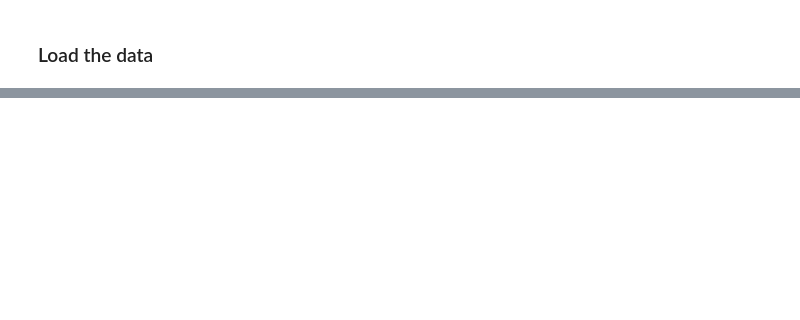
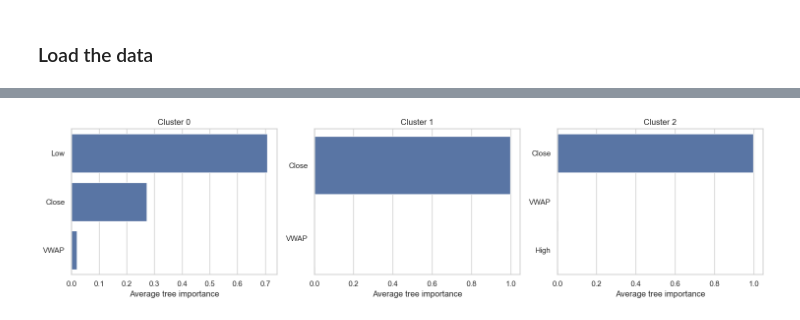
Before and after one commit to delta0x356/Machine-Learning-Group-Poject, a Jupyter notebook: Future_Price_Estimate.ipynb, the cells around one changed output, grey strips where cells are left out. Drawn from its saved outputs; the diff is of its cells as text; code cells hidden in the pictures; blank space fills up the shorter version.

```diff
--- a/Future_Price_Estimate.ipynb
+++ b/Future_Price_Estimate.ipynb
@@ -764,22 +60,0 @@ display(selected_features_table)
-# %%
-for cluster_id, tree in cluster_tree_models.items():
-    cluster_validation = validation_df[validation_df["asset_cluster"] == cluster_id]
-    if len(cluster_validation) == 0:
-        continue
-
-    features_to_plot = cluster_selected_features[cluster_id][:2]
-    X_plot = cluster_validation.sample(min(200, len(cluster_validation)), random_state=SEED)[
-        candidate_features
-    ]
-
-    fig, ax = plt.subplots(figsize=(10, 4))
-    PartialDependenceDisplay.from_estimator(
-        tree,
-        X_plot,
-        features=features_to_plot,
-        kind="both",
-        ax=ax,
-    )
-    ax.set_title(f"Cluster {cluster_id}: PDP and ICE")
-    plt.tight_layout()
-    plt.show()
@@ -1008,0 +578,22 @@ This keeps the final model simple while still using clustering and feature analy
+# %%
+clusters = sorted(tree_importance["cluster"].unique())
+fig, axes = plt.subplots(1, len(clusters), figsize=(15, 4))
+
+if len(clusters) == 1:
+    axes = [axes]
+
+for ax, cluster_id in zip(axes, clusters):
+    top_features = tree_importance[
+        (tree_importance["cluster"] == cluster_id)
+        & (tree_importance["importance"] > 0.0001)
+    ].head(6)
+
+    sns.barplot(data=top_features, y="feature", x="importance", ax=ax)
+    ax.set_title(f"Cluster {cluster_id}")
+    ax.set_xlabel("Average tree importance")
+    ax.set_ylabel("")
+
+plt.tight_layout()
+plt.show()
+# %% [output]
+[figure, added]
```
Also changed, not shown: parts of 60 cells of this notebook, 1 other file.
